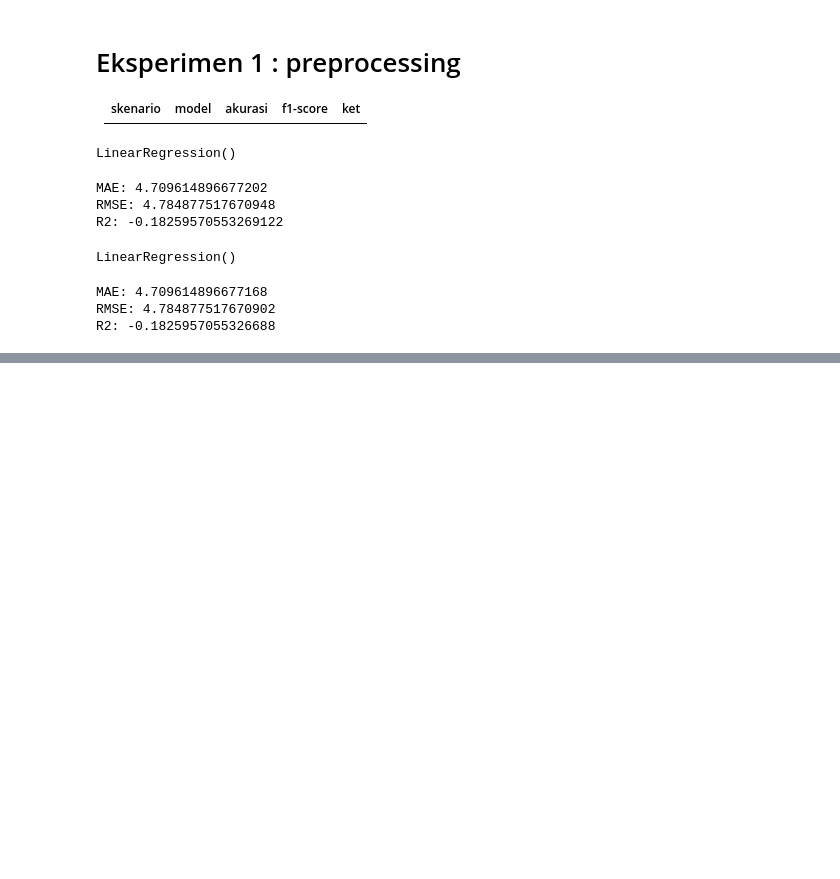
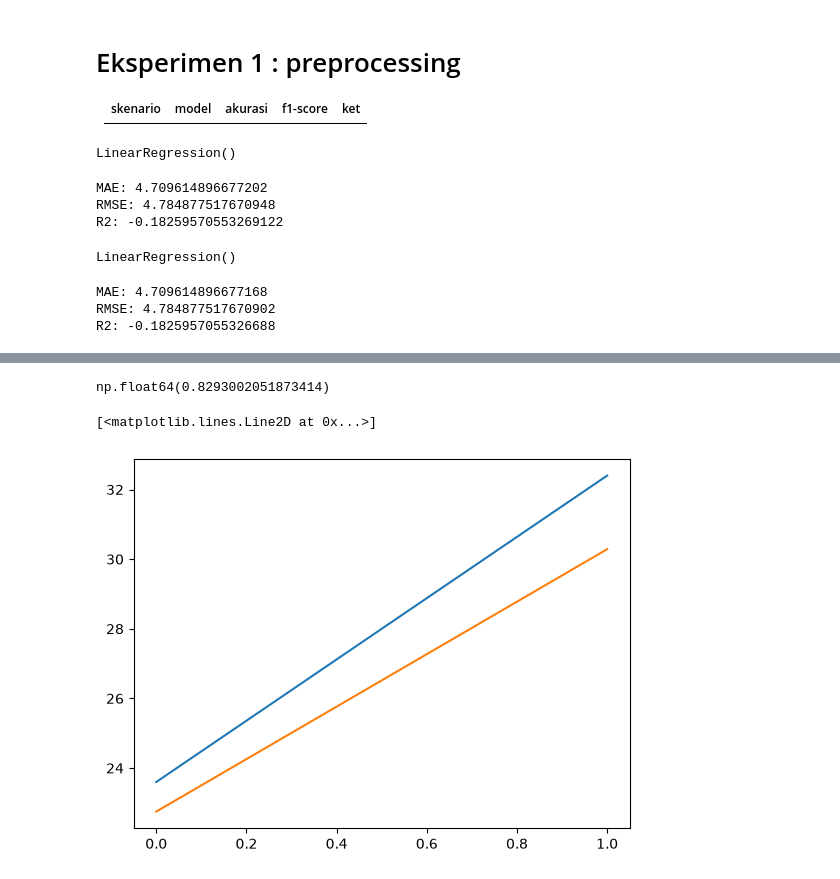
Before and after one commit to marlinps/dsml, a Jupyter notebook: day_3.ipynb, the cells around one changed output, grey strips where cells are left out. Cells and saved outputs as stored; diff of their text form; code cells hidden in the pictures; blank space fills up the shorter version.

```diff
--- a/day_3.ipynb
+++ b/day_3.ipynb
@@ -420,3 +420,10 @@ print('R2:', r2_score(y_test, lr2_pred))
 MAE: 4.709614896677168
 RMSE: 4.784877517670902
 R2: -0.1825957055326688
+# %%
+# Random Forest
+from sklearn.ensemble import RandomForestRegressor
+
+rfr = RandomForestRegressor()
+
+rfr.fit(X_train, y_train)
@@ -422,0 +432,2 @@ R2: -0.1825957055326688
+# %%
+rfr_pred = rfr.predict(X_test)
@@ -422,0 +488,10 @@ R2: -0.1825957055326688
+# %%
+rfr3_grid.best_score_
+# %% [output]
+np.float64(0.8293002051873414)
+# %%
+plt.plot(y_test.values, label='aktual')
+plt.plot(rfr_pred)
+# %% [output]
+[<matplotlib.lines.Line2D at 0x...>]
+[figure, added]
```
Also changed, not shown: parts of 6 cells of this notebook.
